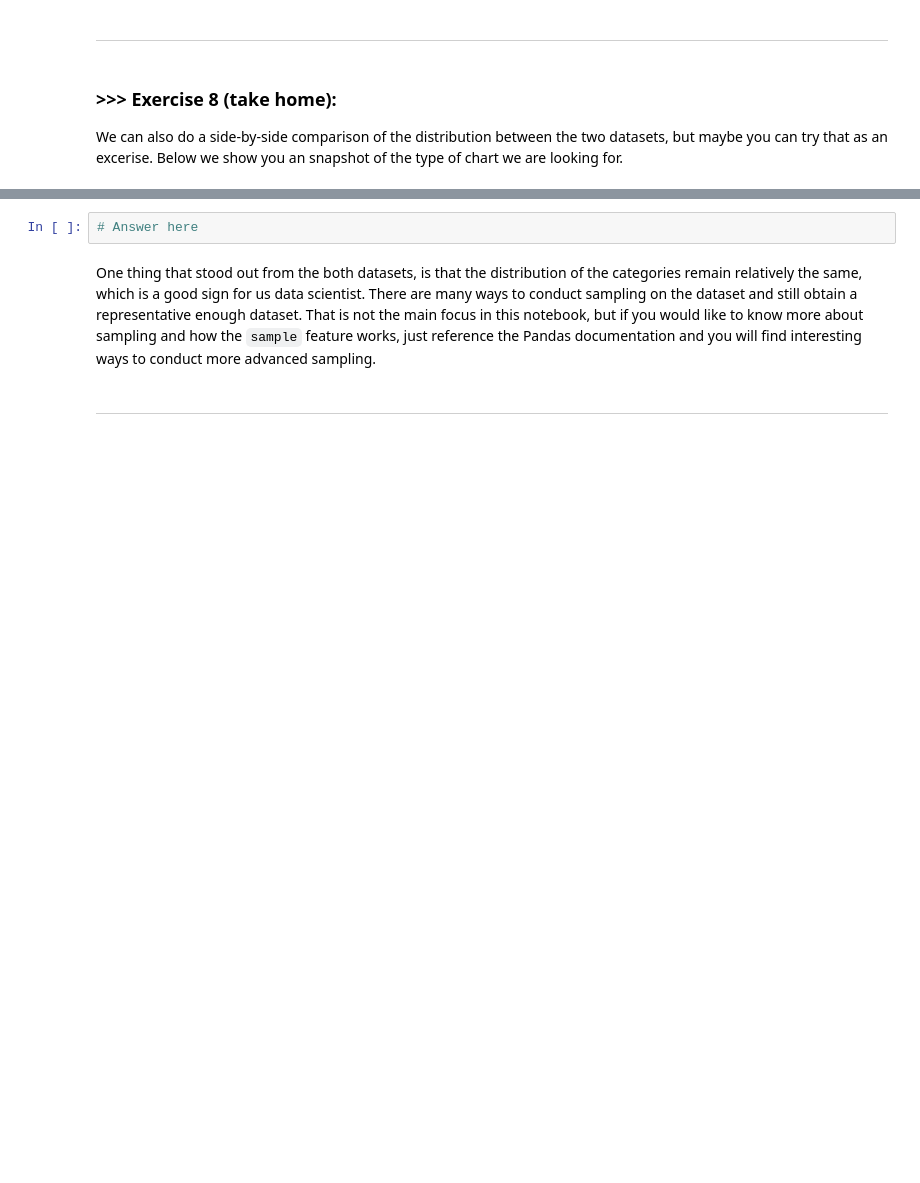
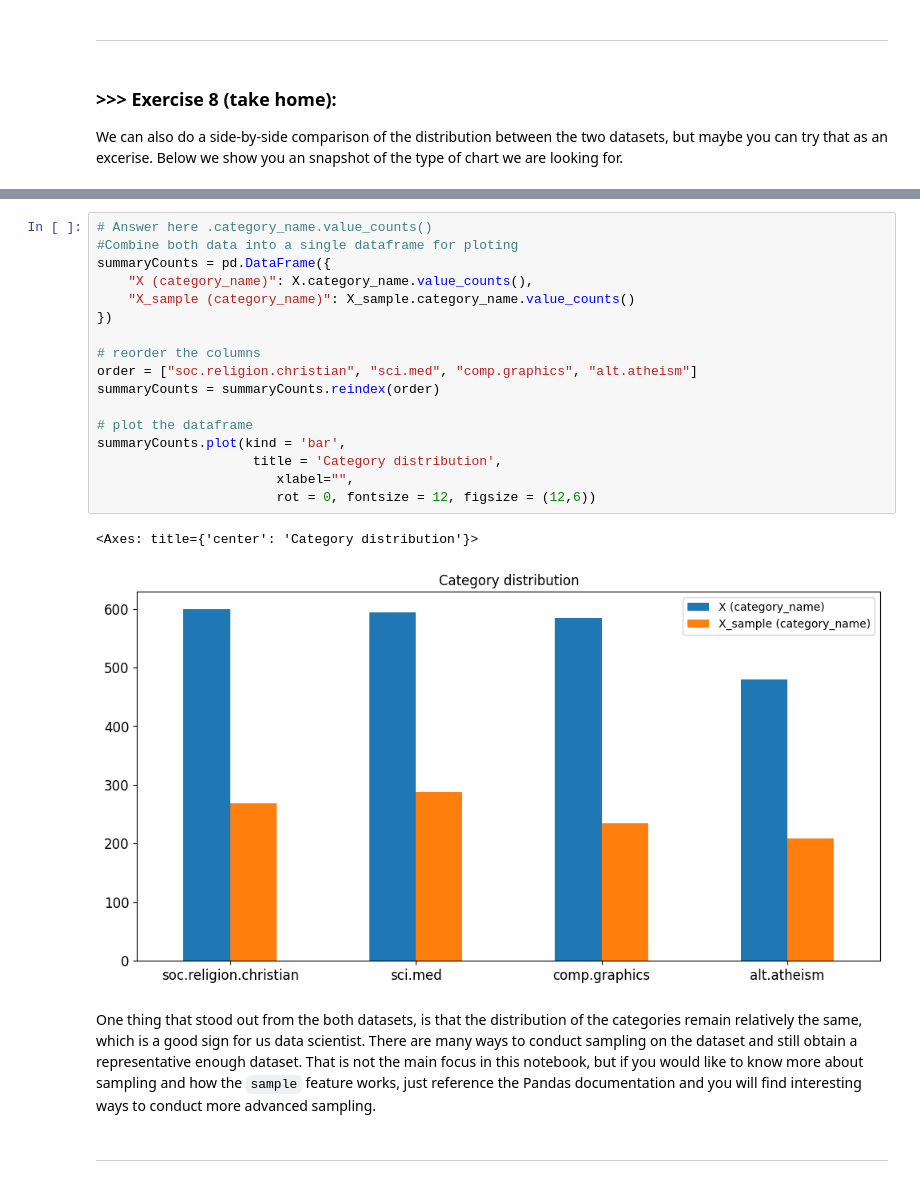
Before and after one commit to MigzAvila/DM2025-Lab1-Exercise, a Jupyter notebook: DM2025-Lab1-Master.ipynb, the cells around one changed output, grey strips where cells are left out. Saved outputs shown, nothing was run; the diff lists cells and outputs as text; blank space fills up the shorter version.

```diff
--- a/DM2025-Lab1-Master.ipynb
+++ b/DM2025-Lab1-Master.ipynb
@@ -827,8 +792,26 @@ Notice that for the `ylim` parameters we hardcoded the maximum value for y. Is i
 We can also do a side-by-side comparison of the distribution between the two datasets, but maybe you can try that as an excerise. Below we show you an snapshot of the type of chart we are looking for.
 # %% [markdown]
 ![alt txt](https://i.imgur.com/9eO431H.png)
-# %%
-# Answer here
+# %%
+# Answer here .category_name.value_counts()
+#Combine both data into a single dataframe for ploting
+summaryCounts = pd.DataFrame({
+    "X (category_name)": X.category_name.value_counts(),
+    "X_sample (category_name)": X_sample.category_name.value_counts()
+})
+
+# reorder the columns
+order = ["soc.religion.christian", "sci.med", "comp.graphics", "alt.atheism"]
+summaryCounts = summaryCounts.reindex(order)
+
+# plot the dataframe
+summaryCounts.plot(kind = 'bar',
+                    title = 'Category distribution',
+                       xlabel="",
+                       rot = 0, fontsize = 12, figsize = (12,6))
+# %% [output]
+<Axes: title={'center': 'Category distribution'}>
+[figure, added]
 # %% [markdown]
 One thing that stood out from the both datasets, is that the distribution of the categories remain relatively the same, which is a good sign for us data scientist. There are many ways to conduct sampling on the dataset and still obtain a representative enough dataset. That is not the main focus in this notebook, but if you would like to know more about sampling and how the `sample` feature works, just reference the Pandas documentation and you will find interesting ways to conduct more advanced sampling.
 # %% [markdown]
```
Also changed, not shown: parts of 19 cells of this notebook.
